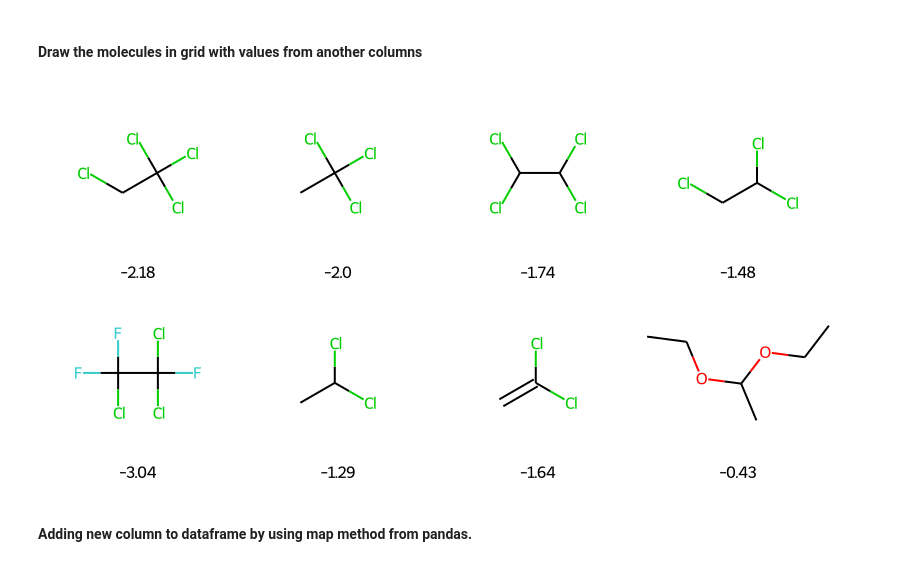
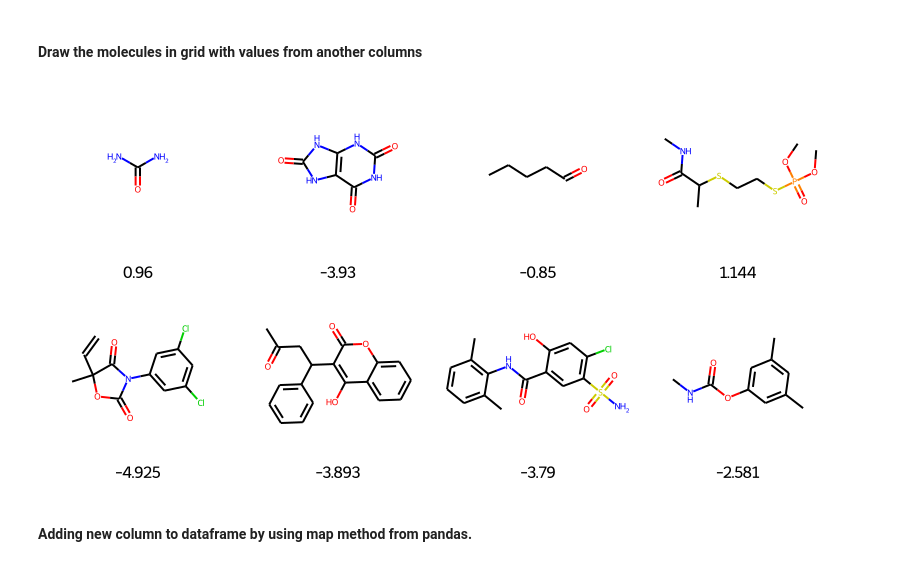
Before and after one commit to jamesleocodes/rdkit_basics, a Jupyter notebook: Tutorial_2.ipynb, the cells around one changed output. Drawn from its saved outputs; the diff is of its cells as text; code cells hidden in the pictures.

Commit message:
rdkit

```diff
--- a/Tutorial_2.ipynb
+++ b/Tutorial_2.ipynb
@@ -92,6 +93,7 @@ Draw.MolsToGridImage(mols, molsPerRow=2, subImgSize=(200, 200))
 The PandasTools enables using RDKit molecules as columns of a Pandas DataFrame.
 # %%
 path = os.getcwd()
-data = pd.read_csv(path+"/data/delaney.csv", usecols = ["SMILES","measured log(solubility:mol/L)"])
+url = "https://raw.githubusercontent.com/jamesleocodes/rdkit_basics/master/data/delaney.csv"
+data = pd.read_csv(url, usecols = ["SMILES","measured log(solubility:mol/L)"])
 data = data[["SMILES","measured log(solubility:mol/L)"]] # rearrange columns
 # %%
@@ -119,6 +128,6 @@ ROMol column stores rdchem.Mol object.
 # %% [markdown]
 #### Draw the molecules in grid with values from another columns
 # %%
-PandasTools.FrameToGridImage(data.head(8), legendsCol="measured log(solubility:mol/L)", molsPerRow=4)
+PandasTools.FrameToGridImage(data.tail(8), legendsCol="measured log(solubility:mol/L)", molsPerRow=4)
 # %% [output]
-[figure, old version]
+[figure, new version]
```
Also changed, not shown: parts of 27 cells of this notebook.
